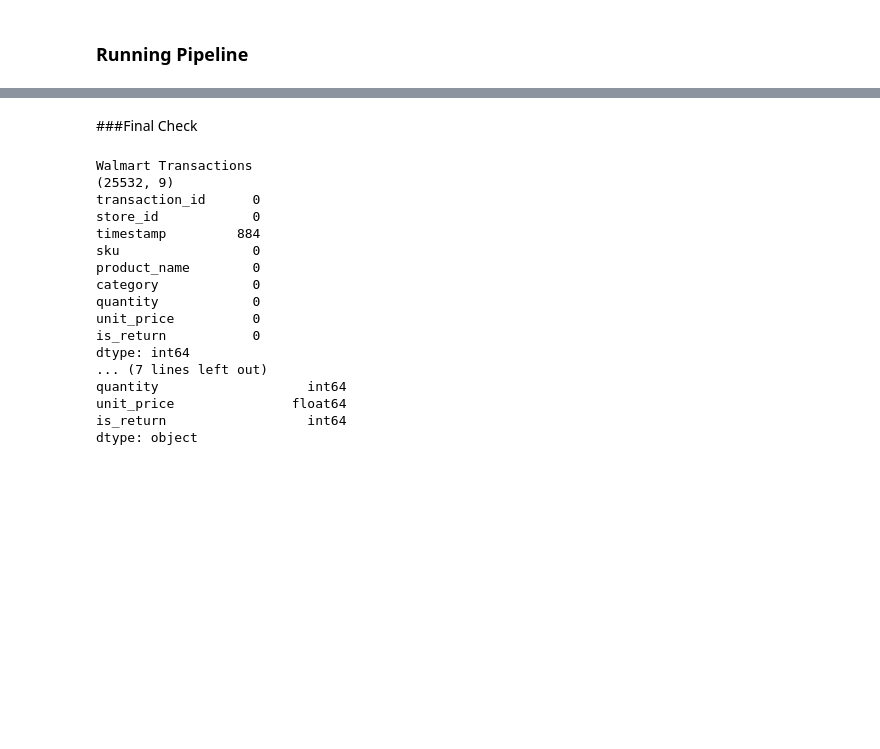
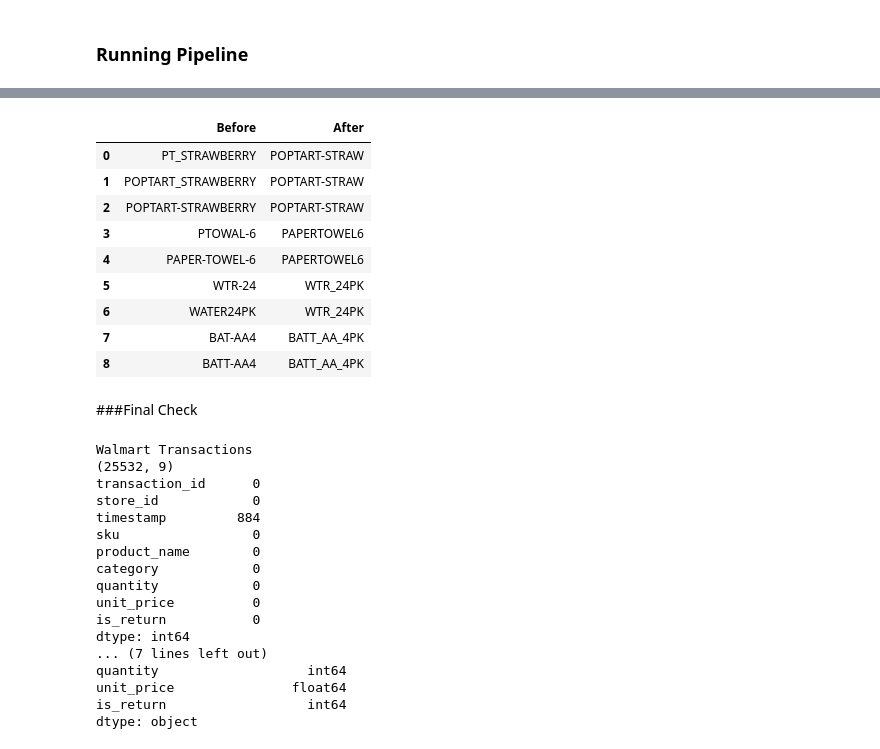
Before and after one commit to amulyasundaresan/Midterm-1, a Jupyter notebook: Midterm_1_Notebook.ipynb, the cells around one changed output, grey strips where cells are left out. Saved outputs shown, nothing was run; the diff lists cells and outputs as text; code cells hidden in the pictures; blank space fills up the shorter version.

```diff
--- a/Midterm_1_Notebook.ipynb
+++ b/Midterm_1_Notebook.ipynb
@@ -12,6 +12,28 @@ def log(file_name, step, decision, rows_affected):
           f'{decision}({rows_affected} row(s))')
 def show_log():
   return pd.DataFrame(DECISIONS)
+# %%
+#Adding a master SKU table
+SKU_MAP_all = {
+    'PT_STRAWBERRY': 'POPTART-STRAW',
+    'POPTART_STRAWBERRY': 'POPTART-STRAW',
+    'POPTART-STRAWBERRY': 'POPTART-STRAW',
+    'PTOWAL-6': 'PAPERTOWEL6',
+    'PAPER-TOWEL-6': 'PAPERTOWEL6',
+    'WTR-24': 'WTR_24PK',
+    'WATER24PK': 'WTR_24PK',
+    'BAT-AA4': 'BATT_AA_4PK',
+    'BATT-AA4': 'BATT_AA_4PK'
+
+}
+
+def standard_sku (df, file_name):
+  before = df['sku'].copy()
+  affect = (before.astype(str).str.upper() != df['sku']).sum()
+  df['sku'] = df['sku'].astype(str).str.upper().replace(SKU_MAP_all)
+  affect = (before.astype(str).str.upper() != df['sku']).sum()
+  log(file_name, 'SKU', 'Standardized SKU format', (before != df['sku']).sum())
+  return df
 # %% [markdown]
 # Cleaning
 # %% [markdown]
@@ -444,3 +570,17 @@ show_log()
+# %%
+sku_map_all_table = pd.DataFrame(SKU_MAP_all.items(), columns=['Before', 'After'])
+display(sku_map_all_table)
+# %% [output]
+|  | Before | After |
+| 0 | PT_STRAWBERRY | POPTART-STRAW |
+| 1 | POPTART_STRAWBERRY | POPTART-STRAW |
+| 2 | POPTART-STRAWBERRY | POPTART-STRAW |
+| 3 | PTOWAL-6 | PAPERTOWEL6 |
+| 4 | PAPER-TOWEL-6 | PAPERTOWEL6 |
+| 5 | WTR-24 | WTR_24PK |
+| 6 | WATER24PK | WTR_24PK |
+| 7 | BAT-AA4 | BATT_AA_4PK |
+| 8 | BATT-AA4 | BATT_AA_4PK |
 # %% [markdown]
 ###Final Check
 # %%
```
Also changed, not shown: parts of 9 cells of this notebook.
